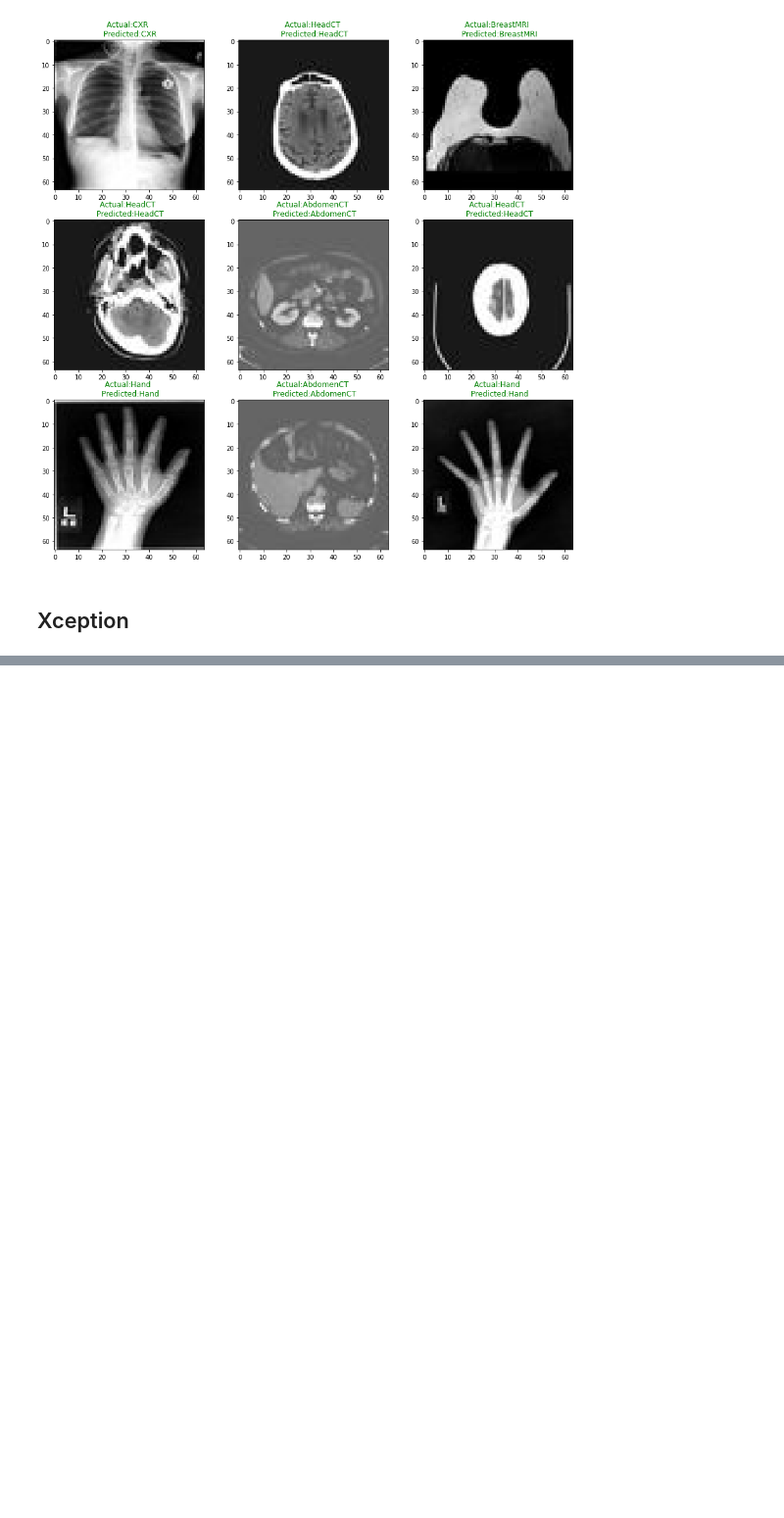
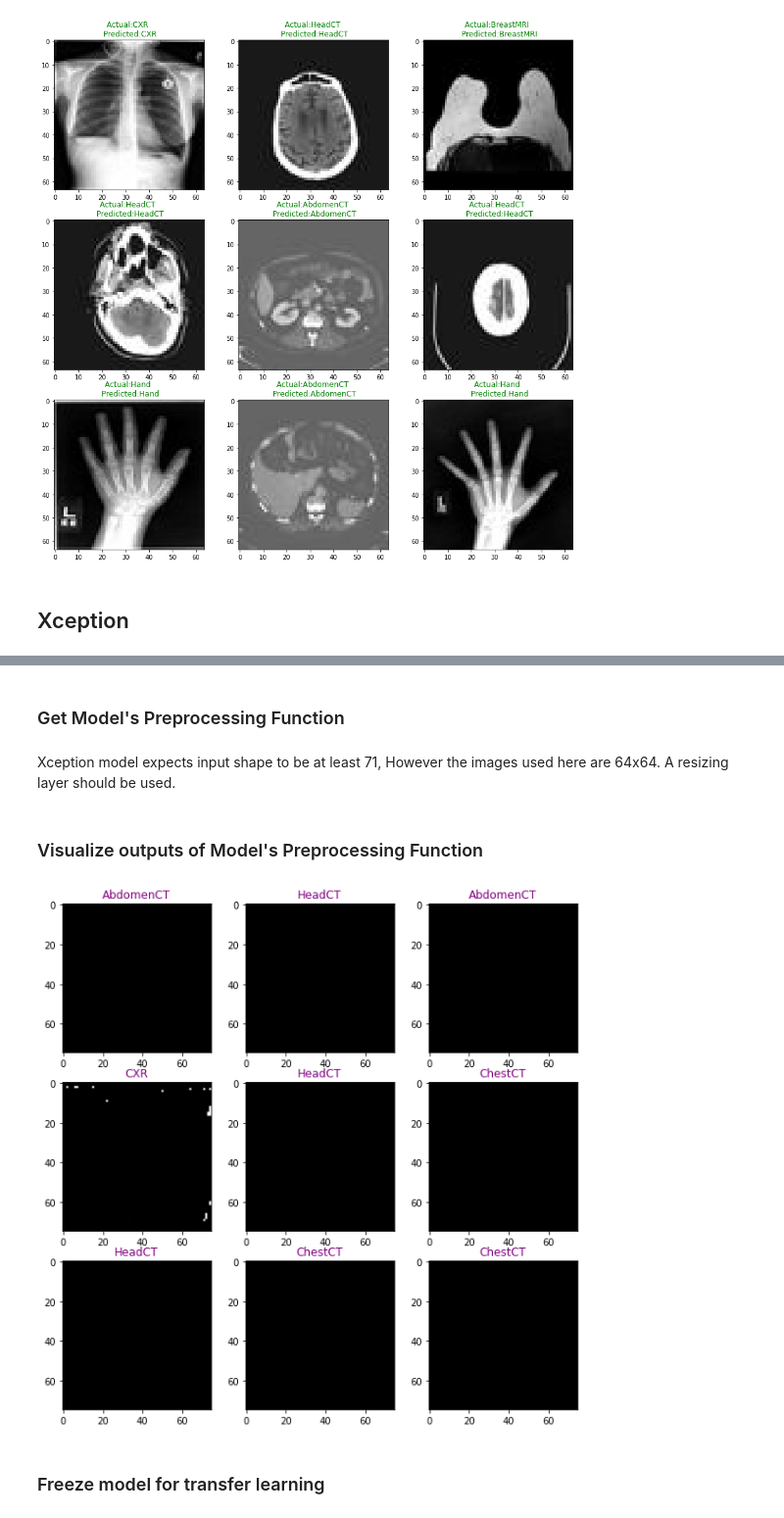
Before and after one commit to splAcharya/Transfer_Learning_Comparision, a Jupyter notebook: transfer_learning_comparision.ipynb, the cells around one changed output, grey strips where cells are left out. Shown at 98% size. Drawn from its saved outputs; the diff is of its cells as text; code cells hidden in the pictures; blank space fills up the shorter version.

```diff
--- a/transfer_learning_comparision.ipynb
+++ b/transfer_learning_comparision.ipynb
@@ -554,0 +561,30 @@ plt.show()
+# %% [markdown]
+### Get Model's Preprocessing Function
+# %%
+xception_preprocessing = tf.keras.applications.xception.preprocess_input
+# %% [markdown]
+Xception model expects input shape to be at least 71, However the images used here are 64x64. A resizing layer should be used.
+# %%
+inputs = tf.keras.Input(shape=(IMAGE_SHAPE))
+x = tf.keras.layers.experimental.preprocessing.Resizing(height=75,width=75) (inputs)
+outputs = xception_preprocessing(x)
+
+xception_preprocessing = tf.keras.Model(inputs,outputs)
+# %% [markdown]
+### Visualize outputs of Model's Preprocessing Function
+# %%
+image_batch, label_batch = next(iter(train_ds))
+preprocessed_image_batch = xception_preprocessing(image_batch)
+
+fig, ax = plt.subplots(3,3,figsize=(10,10))
+
+for index, a in enumerate(fig.axes):
+  a.imshow(np.array(preprocessed_image_batch[index],dtype=np.uint8))
+  a.title.set_text(class_names[label_batch[index]])
+  a.title.set_color("purple")
+
+plt.show()
+# %% [output]
+[figure, added]
+# %% [markdown]
+### Freeze model for transfer learning
```
Also changed, not shown: parts of 51 cells of this notebook.
